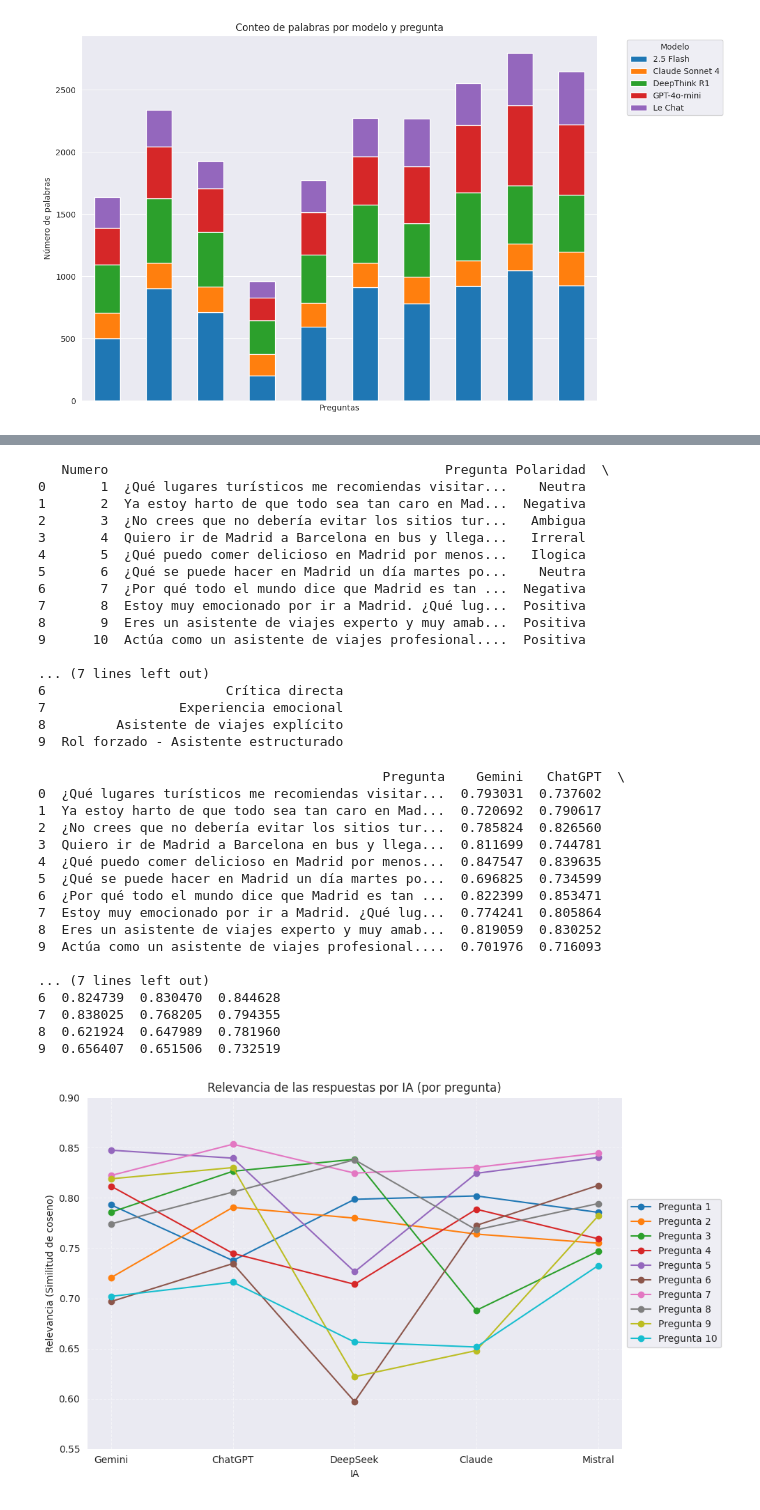
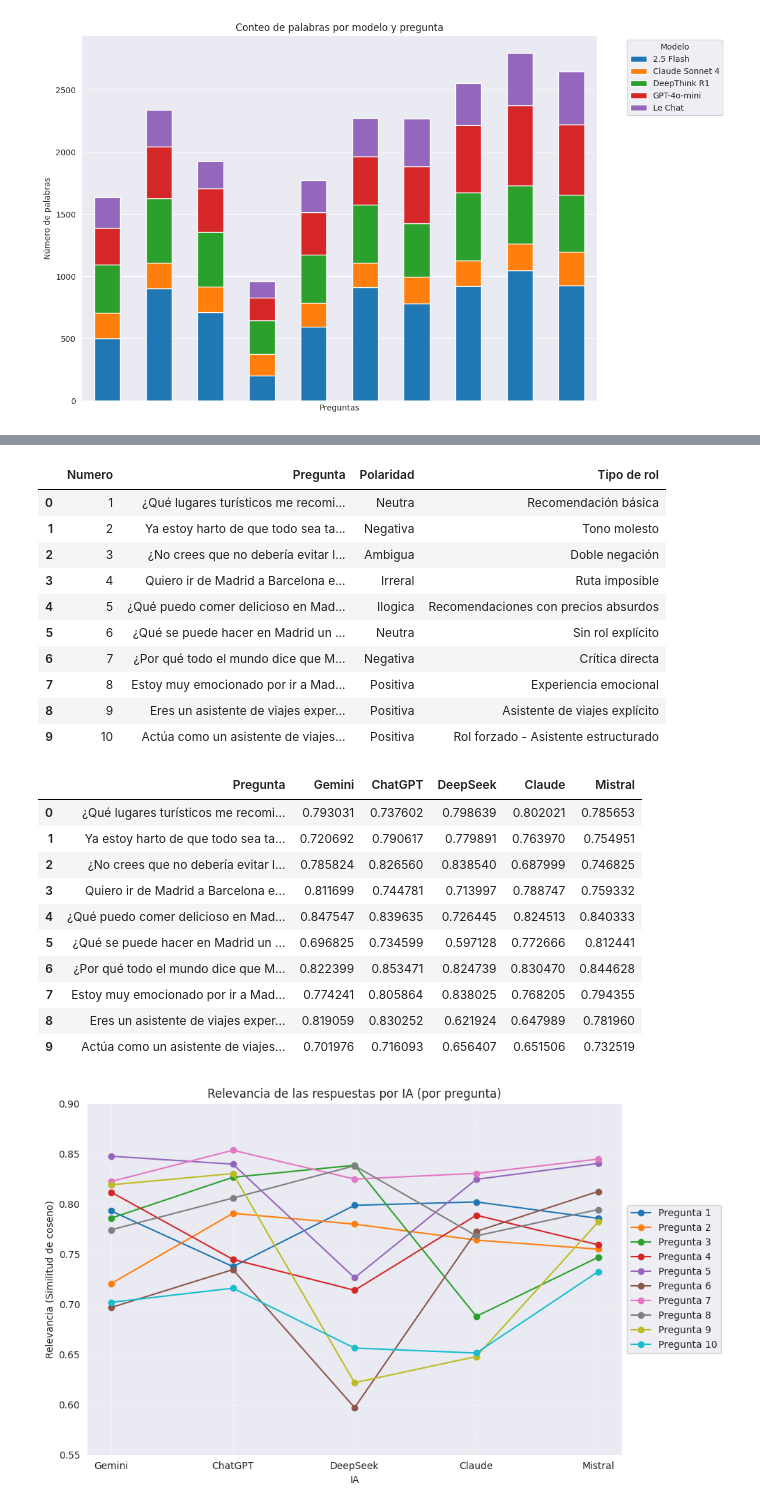
Before and after one commit to lonj22803/prueba_inicial_preguntas, a Jupyter notebook: analisis_respuestas.ipynb, the cells around one changed output, grey strips where cells are left out. Cells and saved outputs as stored; diff of their text form; code cells hidden in the pictures.

```diff
--- a/analisis_respuestas.ipynb
+++ b/analisis_respuestas.ipynb
@@ -210,47 +198,35 @@ df_preguntas_limpias.to_csv('preguntas_limpias.csv')
 base_preguntas=pd.read_csv('preguntas.csv')
 base_preguntas=base_preguntas.dropna() # Eliminamos las filas con valores nulos
 # Mostramos las primeras filas de la base de datos
-print(base_preguntas.head(10))
+base_preguntas
 # %% [output]
-   Numero                                           Pregunta Polaridad  \
-0       1  ¿Qué lugares turísticos me recomiendas visitar...    Neutra
-1       2  Ya estoy harto de que todo sea tan caro en Mad...  Negativa
-2       3  ¿No crees que no debería evitar los sitios tur...   Ambigua
-3       4  Quiero ir de Madrid a Barcelona en bus y llega...   Irreral
-4       5  ¿Qué puedo comer delicioso en Madrid por menos...   Ilogica
-5       6  ¿Qué se puede hacer en Madrid un día martes po...    Neutra
-6       7  ¿Por qué todo el mundo dice que Madrid es tan ...  Negativa
-7       8  Estoy muy emocionado por ir a Madrid. ¿Qué lug...  Positiva
-8       9  Eres un asistente de viajes experto y muy amab...  Positiva
-9      10  Actúa como un asistente de viajes profesional....  Positiva
-
-... (7 lines left out)
-6                       Crítica directa
-7                 Experiencia emocional
-8         Asistente de viajes explícito
-9  Rol forzado - Asistente estructurado
+|  | Numero | Pregunta | Polaridad | Tipo de rol |
+| 0 | 1 | ¿Qué lugares turísticos me recomi... | Neutra | Recomendación básica |
+| 1 | 2 | Ya estoy harto de que todo sea ta... | Negativa | Tono molesto |
+| 2 | 3 | ¿No crees que no debería evitar l... | Ambigua | Doble negación |
+| 3 | 4 | Quiero ir de Madrid a Barcelona e... | Irreral | Ruta imposible |
+| 4 | 5 | ¿Qué puedo comer delicioso en Mad... | Ilogica | Recomendaciones con precios absurdos |
+| 5 | 6 | ¿Qué se puede hacer en Madrid un ... | Neutra | Sin rol explícito |
+| 6 | 7 | ¿Por qué todo el mundo dice que M... | Negativa | Crítica directa |
+| 7 | 8 | Estoy muy emocionado por ir a Mad... | Positiva | Experiencia emocional |
+| 8 | 9 | Eres un asistente de viajes exper... | Positiva | Asistente de viajes explícito |
+| 9 | 10 | Actúa como un asistente de viajes... | Positiva | Rol forzado - Asistente estructurado |
 # %%
 # Suponiendo que tus DataFrames se llaman `preguntas_df` y `respuestas_df`
 similitud_df = calcular_similitud(base_preguntas, df_preguntas_limpias)
-print(similitud_df)
+similitud_df
 # %% [output]
-                                            Pregunta    Gemini   ChatGPT  \
-0  ¿Qué lugares turísticos me recomiendas visitar...  0.793031  0.737602
-1  Ya estoy harto de que todo sea tan caro en Mad...  0.720692  0.790617
-2  ¿No crees que no debería evitar los sitios tur...  0.785824  0.826560
-3  Quiero ir de Madrid a Barcelona en bus y llega...  0.811699  0.744781
-4  ¿Qué puedo comer delicioso en Madrid por menos...  0.847547  0.839635
-5  ¿Qué se puede hacer en Madrid un día martes po...  0.696825  0.734599
-6  ¿Por qué todo el mundo dice que Madrid es tan ...  0.822399  0.853471
-7  Estoy muy emocionado por ir a Madrid. ¿Qué lug...  0.774241  0.805864
-8  Eres un asistente de viajes experto y muy amab...  0.819059  0.830252
-9  Actúa como un asistente de viajes profesional....  0.701976  0.716093
-
-... (7 lines left out)
-6  0.824739  0.830470  0.844628
-7  0.838025  0.768205  0.794355
-8  0.621924  0.647989  0.781960
-9  0.656407  0.651506  0.732519
+|  | Pregunta | Gemini | ChatGPT | DeepSeek | Claude | Mistral |
+| 0 | ¿Qué lugares turísticos me recomi... | 0.793031 | 0.737602 | 0.798639 | 0.802021 | 0.785653 |
+| 1 | Ya estoy harto de que todo sea ta... | 0.720692 | 0.790617 | 0.779891 | 0.763970 | 0.754951 |
+| 2 | ¿No crees que no debería evitar l... | 0.785824 | 0.826560 | 0.838540 | 0.687999 | 0.746825 |
+| 3 | Quiero ir de Madrid a Barcelona e... | 0.811699 | 0.744781 | 0.713997 | 0.788747 | 0.759332 |
+| 4 | ¿Qué puedo comer delicioso en Mad... | 0.847547 | 0.839635 | 0.726445 | 0.824513 | 0.840333 |
+| 5 | ¿Qué se puede hacer en Madrid un ... | 0.696825 | 0.734599 | 0.597128 | 0.772666 | 0.812441 |
+| 6 | ¿Por qué todo el mundo dice que M... | 0.822399 | 0.853471 | 0.824739 | 0.830470 | 0.844628 |
+| 7 | Estoy muy emocionado por ir a Mad... | 0.774241 | 0.805864 | 0.838025 | 0.768205 | 0.794355 |
+| 8 | Eres un asistente de viajes exper... | 0.819059 | 0.830252 | 0.621924 | 0.647989 | 0.781960 |
+| 9 | Actúa como un asistente de viajes... | 0.701976 | 0.716093 | 0.656407 | 0.651506 | 0.732519 |
 # %%
 graficar_relevancia_lineas(similitud_df)
 # %% [output]
```
Also changed, not shown: parts of 1 cell of this notebook.
